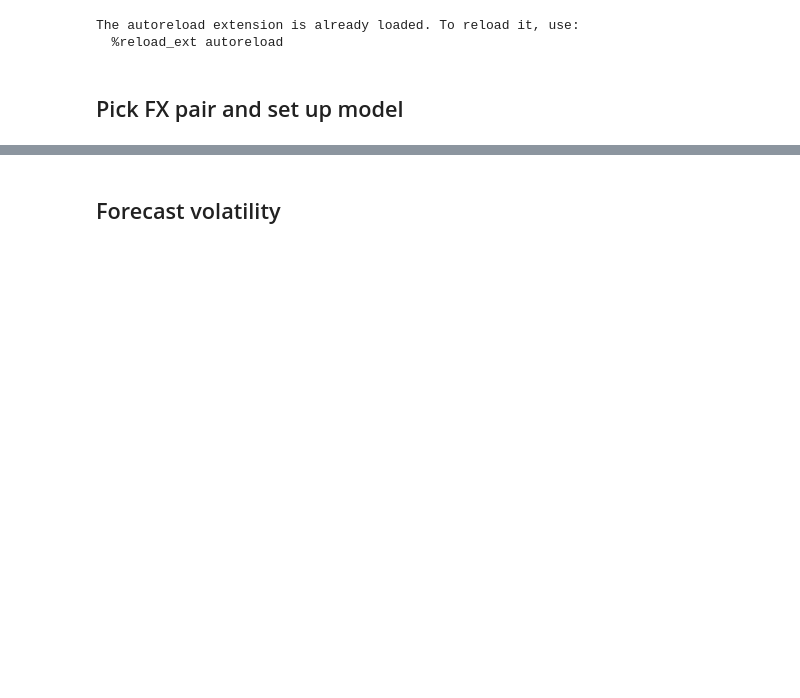
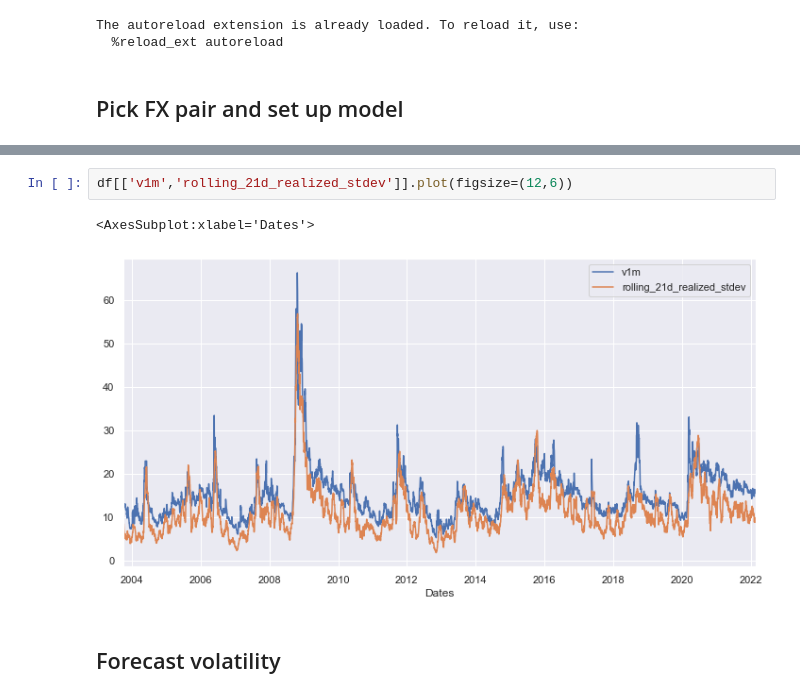
Before and after one commit to frederikbachdk/FXVolTrading, a Jupyter notebook: tradingstrategy/garch_trading.ipynb, the cells around one changed output, grey strips where cells are left out. Cells and saved outputs as stored; diff of their text form; blank space fills up the shorter version.

```diff
--- a/tradingstrategy/garch_trading.ipynb
+++ b/tradingstrategy/garch_trading.ipynb
@@ -30,3 +48,8 @@ model = arch_model(returns, mean='AR', vol='GARCH', p=2,q=1, dist = 'Studentst')
+# %%
+df[['v1m','rolling_21d_realized_stdev']].plot(figsize=(12,6))
+# %% [output]
+<AxesSubplot:xlabel='Dates'>
+[figure, added]
 # %% [markdown]
 ## Forecast volatility
 # %%
```
Also changed, not shown: parts of 8 cells of this notebook, 6 other files.
